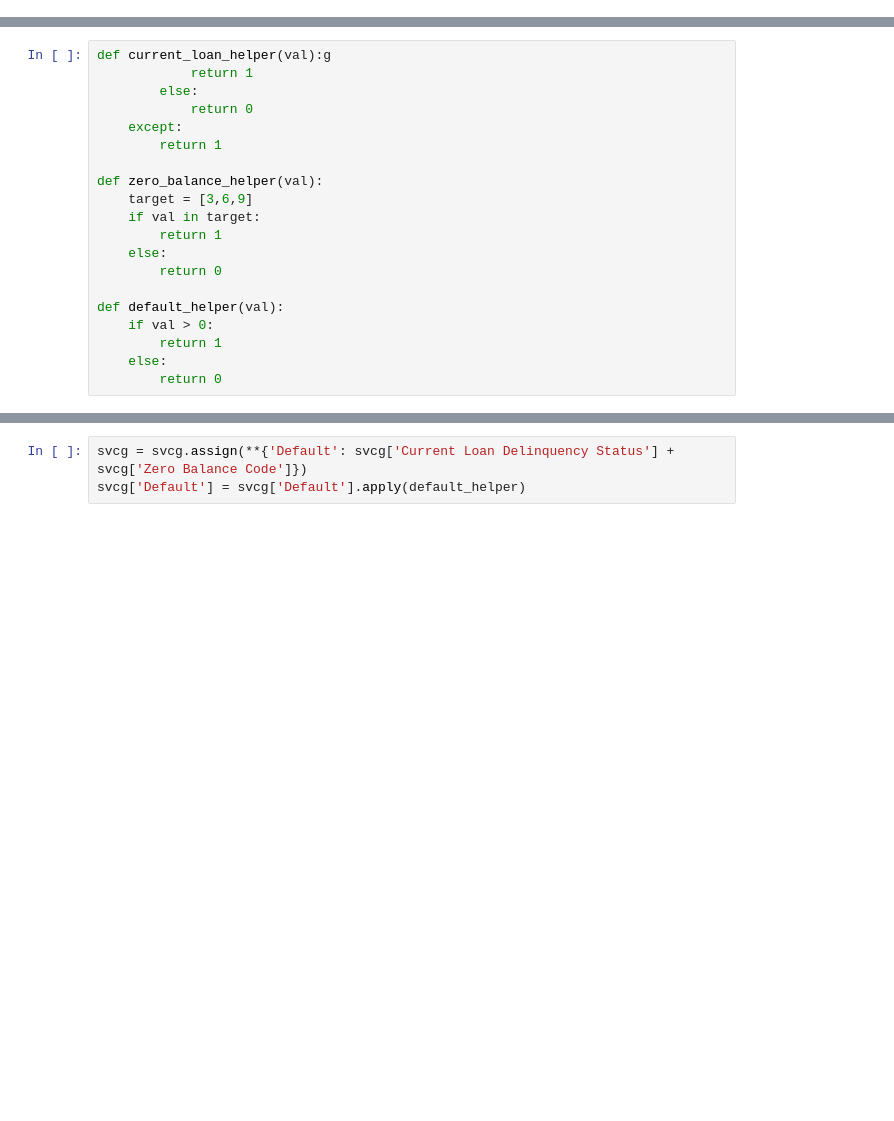
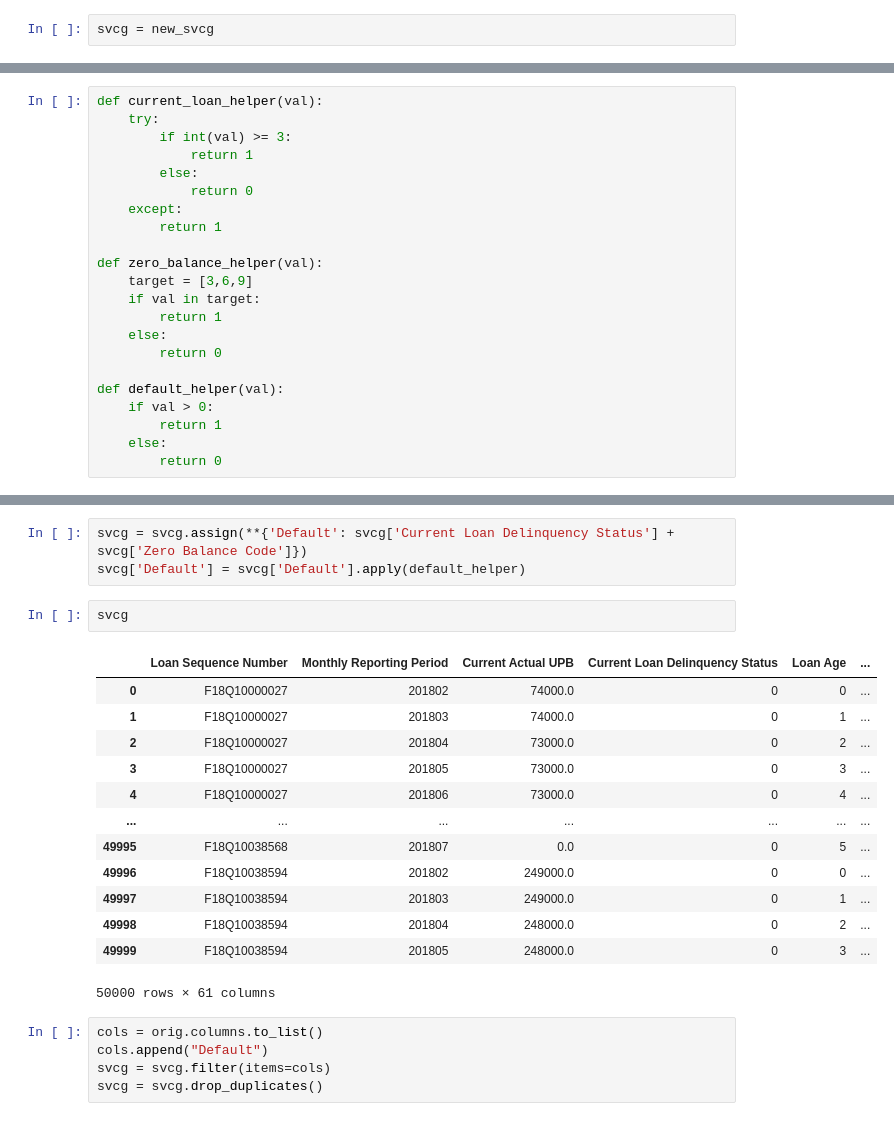
Before and after one commit to hirokihoshida/loan-default-prediction, a Jupyter notebook: DSC_102_PA (2).ipynb, the cells around one changed output, grey strips where cells are left out. Cells and saved outputs as stored; diff of their text form; blank space fills up the shorter version.

```diff
--- a/DSC_102_PA (2).ipynb
+++ b/DSC_102_PA (2).ipynb
@@ -39,6 +40,8 @@ svcg.head()
 new_svcg = svcg.head(50000)
 new_svcg = new_svcg.join(orig.set_index("Loan Sequence Number"), on="Loan Sequence Number", how="left")
 new_svcg.to_csv('new_sample.csv', index=False)
+# %%
+svcg = new_svcg
 # %%
 # zero_balance_codes = {1: 0, 2: 0, 3: 1, 6: 1, 9: 1, 15: 0, np.nan:0}
 # svcg['Zero Balance Code'] = svcg['Zero Balance Code'].replace(zero_balance_codes)
@@ -53,7 +56,9 @@ new_svcg.to_csv('new_sample.csv', index=False)
 # new_svcg = pd.DataFrame(ct.fit_transform(svcg))
 # new_svcg
 # %%
-def current_loan_helper(val):g
+def current_loan_helper(val):
+    try:
+        if int(val) >= 3:
             return 1
         else:
             return 0
@@ -79,3 +84,24 @@ svcg['Current Loan Delinquency Status'] = svcg['Current Loan Delinquency Status'
 # %%
 svcg = svcg.assign(**{'Default': svcg['Current Loan Delinquency Status'] + svcg['Zero Balance Code']})
 svcg['Default'] = svcg['Default'].apply(default_helper)
+# %%
+svcg
+# %% [output]
+|  | Loan Sequence Number | Monthly Reporting Period | Current Actual UPB | Current Loan Delinquency Status | Loan Age | ... |
+| 0 | F18Q10000027 | 201802 | 74000.0 | 0 | 0 | ... |
+| 1 | F18Q10000027 | 201803 | 74000.0 | 0 | 1 | ... |
+| 2 | F18Q10000027 | 201804 | 73000.0 | 0 | 2 | ... |
+| 3 | F18Q10000027 | 201805 | 73000.0 | 0 | 3 | ... |
+| 4 | F18Q10000027 | 201806 | 73000.0 | 0 | 4 | ... |
+| ... | ... | ... | ... | ... | ... | ... |
+| 49995 | F18Q10038568 | 201807 | 0.0 | 0 | 5 | ... |
+| 49996 | F18Q10038594 | 201802 | 249000.0 | 0 | 0 | ... |
+| 49997 | F18Q10038594 | 201803 | 249000.0 | 0 | 1 | ... |
+| 49998 | F18Q10038594 | 201804 | 248000.0 | 0 | 2 | ... |
+| 49999 | F18Q10038594 | 201805 | 248000.0 | 0 | 3 | ... |
+50000 rows × 61 columns
+# %%
+cols = orig.columns.to_list()
+cols.append("Default")
+svcg = svcg.filter(items=cols)
+svcg = svcg.drop_duplicates()
```
Also changed, not shown: parts of 15 cells of this notebook, 2 other files.
